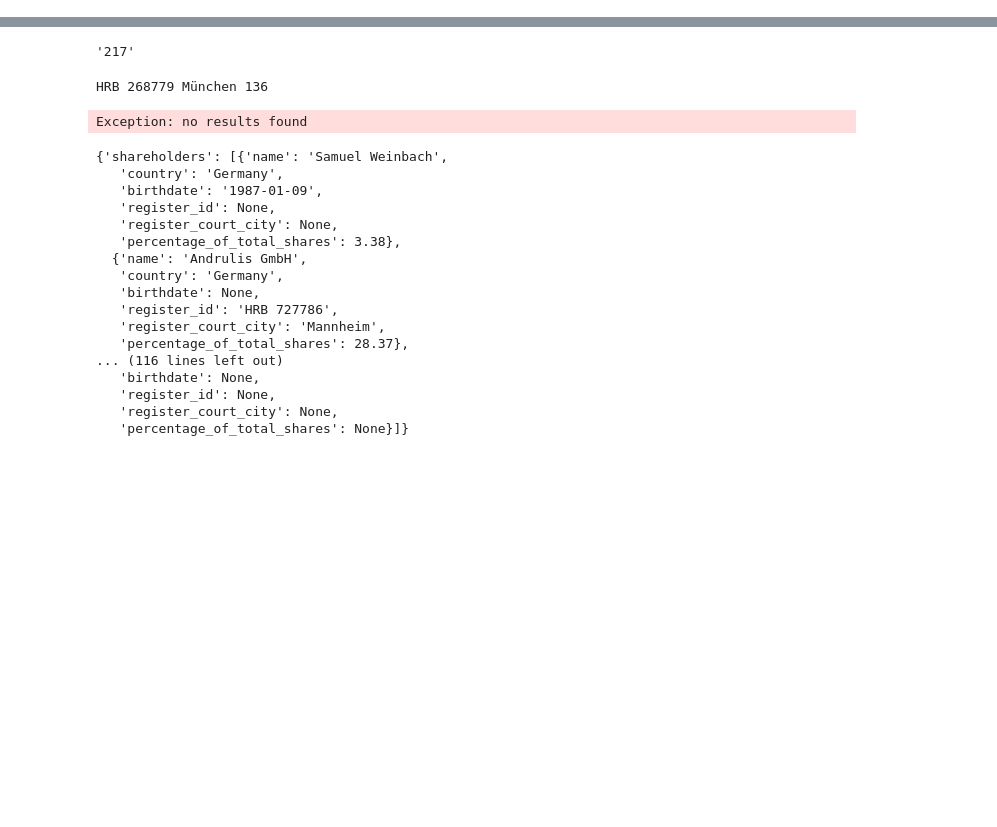
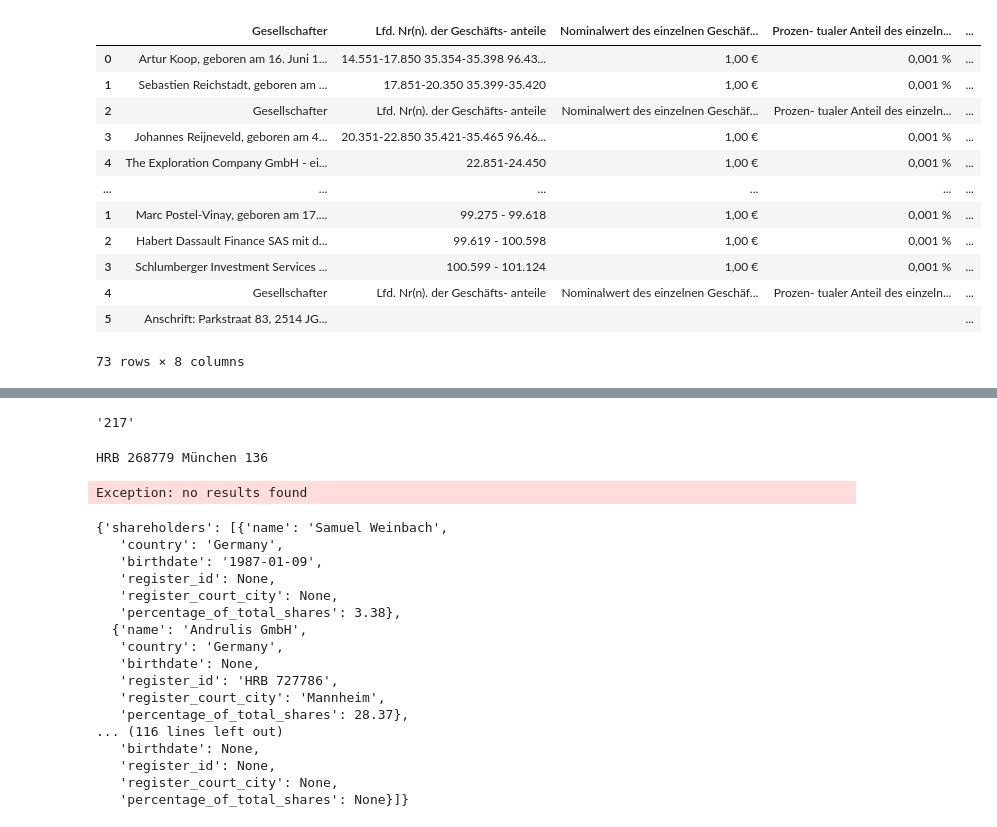
Before and after one commit to annabellscha/cr_exploration, a Jupyter notebook: notebooks/data_extraction_final.ipynb, the cells around one changed output, grey strips where cells are left out. Cells and saved outputs as stored; diff of their text form; code cells hidden in the pictures; blank space fills up the shorter version.

```diff
--- a/notebooks/data_extraction_final.ipynb
+++ b/notebooks/data_extraction_final.ipynb
@@ -87,0 +112,43 @@ df.head()
+# %%
+
+# def open_file(file_path):
+#     #open pdf from file path
+#     with open(file_path, "rb") as f:
+#         buffer = f.read()
+#     return buffer
+import PyPDF2
+import io
+chunk_size = 2
+
+def open_file(file_path):
+    with open(file_path, "rb") as file:
+        reader = PyPDF2.PdfReader(file)
+        df_list = pd.DataFrame()
+        for i in range(0, len(reader.pages), chunk_size):
+            writer = PyPDF2.PdfWriter()
+
+            for j in range(i, min(i + chunk_size, len(reader.pages))):
+                writer.add_page(reader.pages[j])
+
+            pdf_bytes = io.BytesIO()
+            writer.write(pdf_bytes)
+            pdf_bytes.seek(0)
+
+            # Now `pdf_bytes` is a file-like object containing the PDF data.
+            # This can be sent to an API as follows:
+            response = analyze_PDF(pdf_bytes)
+            table = get_table_data(response)
+            # Check the response
+            df_list=df_list.append(table)
+            print(df_list)
+            # Clear the writer for the next chunk of pages
+            writer = PyPDF2.PdfWriter()
+
+    return df_list
+
+def analyze_PDF(buffer):
+    poller = document_analysis_client.begin_analyze_document("prebuilt-layout",buffer)
+    result = poller.result()
+    return result
+# %%
+buffer = open_file("/Users/annabellschafer/Desktop/GitHub/cr_exploration/notebooks/output/The Exploration Company GmbH_München.pdf")
@@ -87,0 +361,16 @@ df.head()
+# %%
+buffer
+# %% [output]
+|  | Gesellschafter | Lfd. Nr(n). der Geschäfts- anteile | Nominalwert des einzelnen Geschäf... | Prozen- tualer Anteil des einzeln... | ... |
+| 0 | Artur Koop, geboren am 16. Juni 1... | 14.551-17.850 35.354-35.398 96.43... | 1,00 € | 0,001 % | ... |
+| 1 | Sebastien Reichstadt, geboren am ... | 17.851-20.350 35.399-35.420 | 1,00 € | 0,001 % | ... |
+| 2 | Gesellschafter | Lfd. Nr(n). der Geschäfts- anteile | Nominalwert des einzelnen Geschäf... | Prozen- tualer Anteil des einzeln... | ... |
+| 3 | Johannes Reijneveld, geboren am 4... | 20.351-22.850 35.421-35.465 96.46... | 1,00 € | 0,001 % | ... |
+| 4 | The Exploration Company GmbH - ei... | 22.851-24.450 | 1,00 € | 0,001 % | ... |
+| ... | ... | ... | ... | ... | ... |
+| 1 | Marc Postel-Vinay, geboren am 17.... | 99.275 - 99.618 | 1,00 € | 0,001 % | ... |
+| 2 | Habert Dassault Finance SAS mit d... | 99.619 - 100.598 | 1,00 € | 0,001 % | ... |
+| 3 | Schlumberger Investment Services ... | 100.599 - 101.124 | 1,00 € | 0,001 % | ... |
+| 4 | Gesellschafter | Lfd. Nr(n). der Geschäfts- anteile | Nominalwert des einzelnen Geschäf... | Prozen- tualer Anteil des einzeln... | ... |
+| 5 | Anschrift: Parkstraat 83, 2514 JG... |  |  |  | ... |
+73 rows × 8 columns
```
Also changed, not shown: parts of 21 cells of this notebook, 6 other files.
